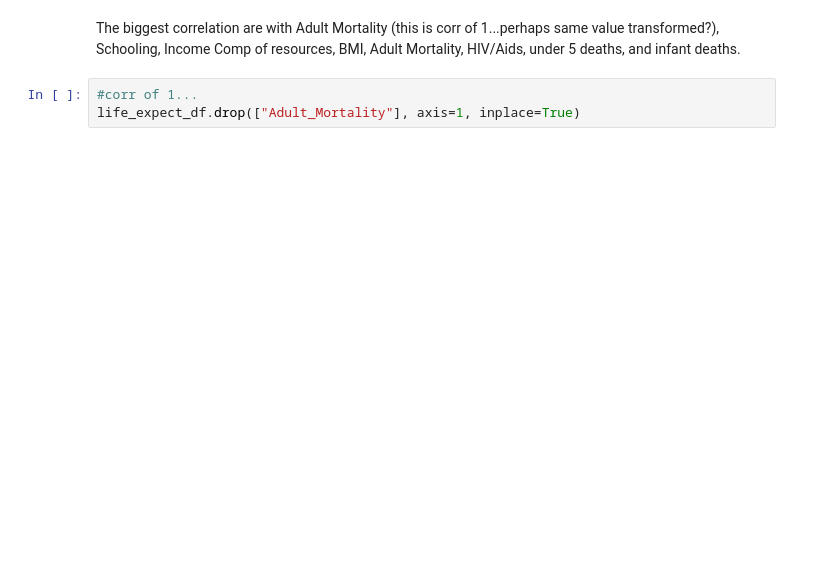
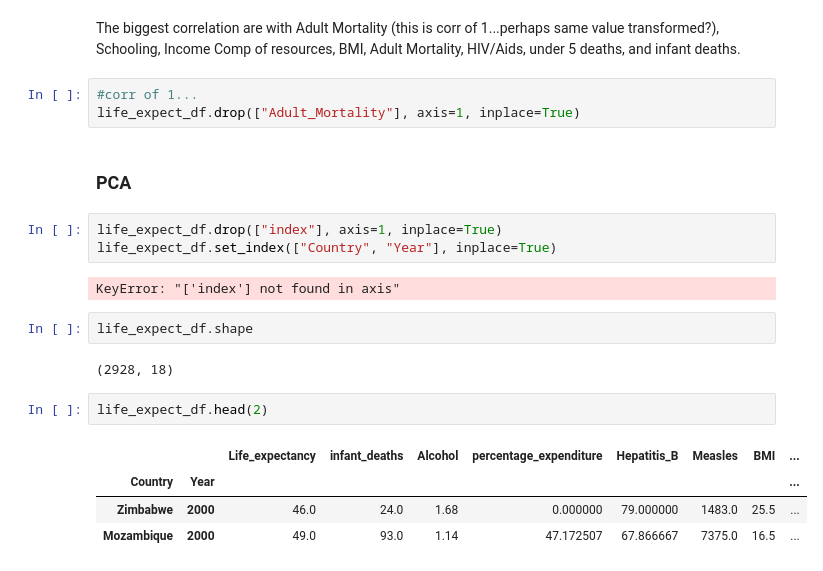
Before and after one commit to chrisoyer/thinkful_notes, a Jupyter notebook: Unit_2_supervised_learning/17.10_model_prep_challenge.ipynb, the cells around one changed output. Saved outputs shown, nothing was run; the diff lists cells and outputs as text; blank space fills up the shorter version.

```diff
--- a/Unit_2_supervised_learning/17.10_model_prep_challenge.ipynb
+++ b/Unit_2_supervised_learning/17.10_model_prep_challenge.ipynb
@@ -341,3 +341,21 @@ The biggest correlation are with Adult Mortality (this is corr of 1...perhaps sa
 # %%
 #corr of 1...
 life_expect_df.drop(["Adult_Mortality"], axis=1, inplace=True)
+# %% [markdown]
+### PCA
+# %%
+life_expect_df.drop(["index"], axis=1, inplace=True)
+life_expect_df.set_index(["Country", "Year"], inplace=True)
+# %% [output]
+KeyError: "['index'] not found in axis"
+# %%
+life_expect_df.shape
+# %% [output]
+(2928, 18)
+# %%
+life_expect_df.head(2)
+# %% [output]
+|  |  | Life_expectancy | infant_deaths | Alcohol | percentage_expenditure | Hepatitis_B | Measles | BMI | ... |
+| Country | Year |  |  |  |  |  |  |  | ... |
+| Zimbabwe | 2000 | 46.0 | 24.0 | 1.68 | 0.000000 | 79.000000 | 1483.0 | 25.5 | ... |
+| Mozambique | 2000 | 49.0 | 93.0 | 1.14 | 47.172507 | 67.866667 | 7375.0 | 16.5 | ... |
```
Also changed, not shown: parts of 20 cells of this notebook.
